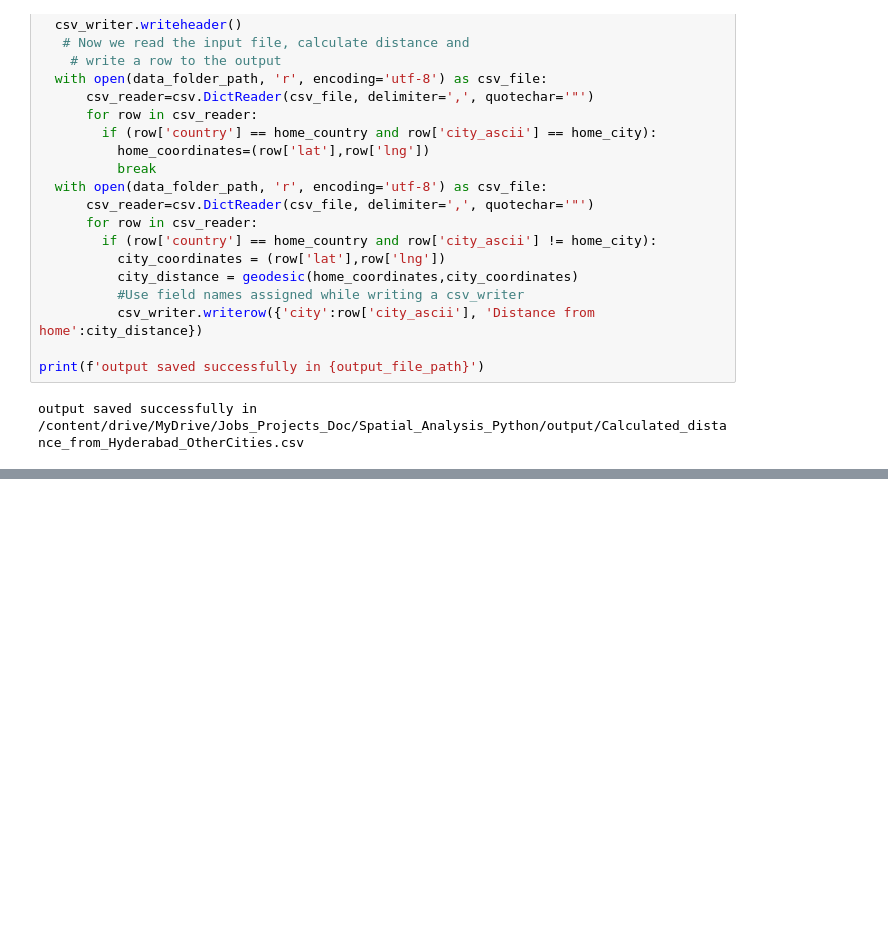
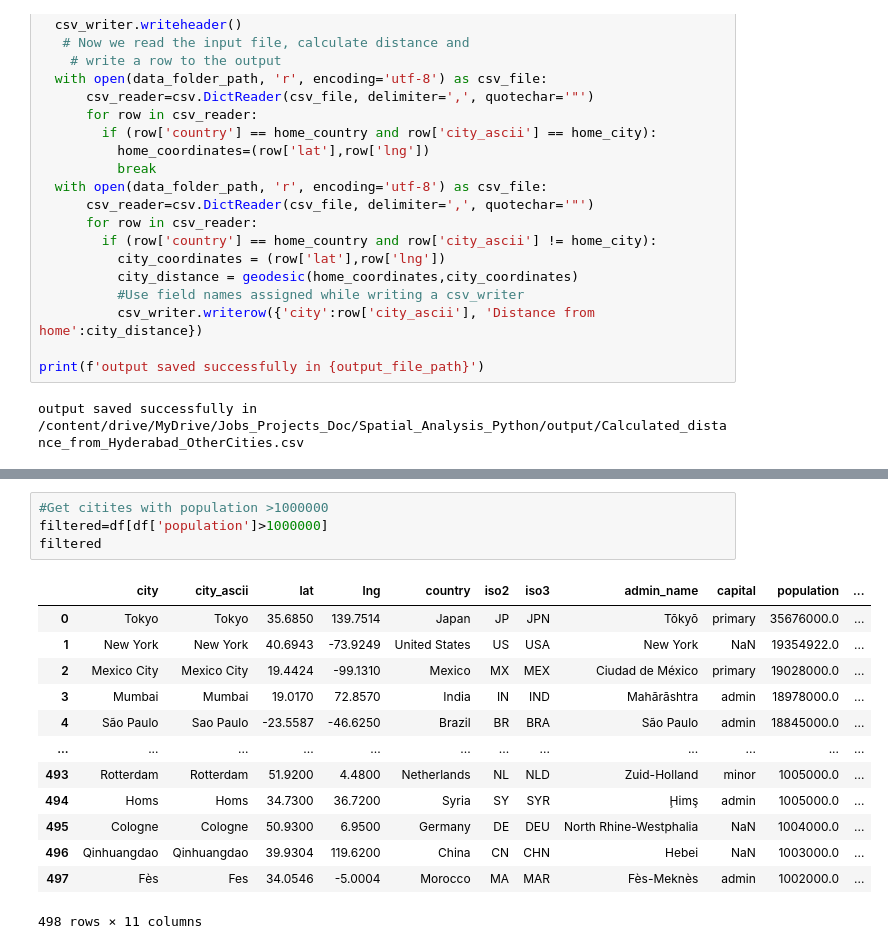
Before and after one commit to suchitra2020180/RS_GIS_Python, a Jupyter notebook: Python_Foundation_for_Spatial_Analysis.ipynb, the cells around one changed output, grey strips where cells are left out. Drawn from its saved outputs; the diff is of its cells as text; blank space fills up the shorter version.

```diff
--- a/Python_Foundation_for_Spatial_Analysis.ipynb
+++ b/Python_Foundation_for_Spatial_Analysis.ipynb
@@ -2205,0 +2302,18 @@ output saved successfully in /content/drive/MyDrive/Jobs_Projects_Doc/Spatial_An
+# %%
+#Get citites with population >1000000
+filtered=df[df['population']>1000000]
+filtered
+# %% [output]
+|  | city | city_ascii | lat | lng | country | iso2 | iso3 | admin_name | capital | population | ... |
+| 0 | Tokyo | Tokyo | 35.6850 | 139.7514 | Japan | JP | JPN | Tōkyō | primary | 35676000.0 | ... |
+| 1 | New York | New York | 40.6943 | -73.9249 | United States | US | USA | New York | NaN | 19354922.0 | ... |
+| 2 | Mexico City | Mexico City | 19.4424 | -99.1310 | Mexico | MX | MEX | Ciudad de México | primary | 19028000.0 | ... |
+| 3 | Mumbai | Mumbai | 19.0170 | 72.8570 | India | IN | IND | Mahārāshtra | admin | 18978000.0 | ... |
+| 4 | São Paulo | Sao Paulo | -23.5587 | -46.6250 | Brazil | BR | BRA | São Paulo | admin | 18845000.0 | ... |
+| ... | ... | ... | ... | ... | ... | ... | ... | ... | ... | ... | ... |
+| 493 | Rotterdam | Rotterdam | 51.9200 | 4.4800 | Netherlands | NL | NLD | Zuid-Holland | minor | 1005000.0 | ... |
+| 494 | Homs | Homs | 34.7300 | 36.7200 | Syria | SY | SYR | Ḩimş | admin | 1005000.0 | ... |
+| 495 | Cologne | Cologne | 50.9300 | 6.9500 | Germany | DE | DEU | North Rhine-Westphalia | NaN | 1004000.0 | ... |
+| 496 | Qinhuangdao | Qinhuangdao | 39.9304 | 119.6200 | China | CN | CHN | Hebei | NaN | 1003000.0 | ... |
+| 497 | Fès | Fes | 34.0546 | -5.0004 | Morocco | MA | MAR | Fès-Meknès | admin | 1002000.0 | ... |
+498 rows × 11 columns
```
Also changed, not shown: parts of 35 cells of this notebook.
